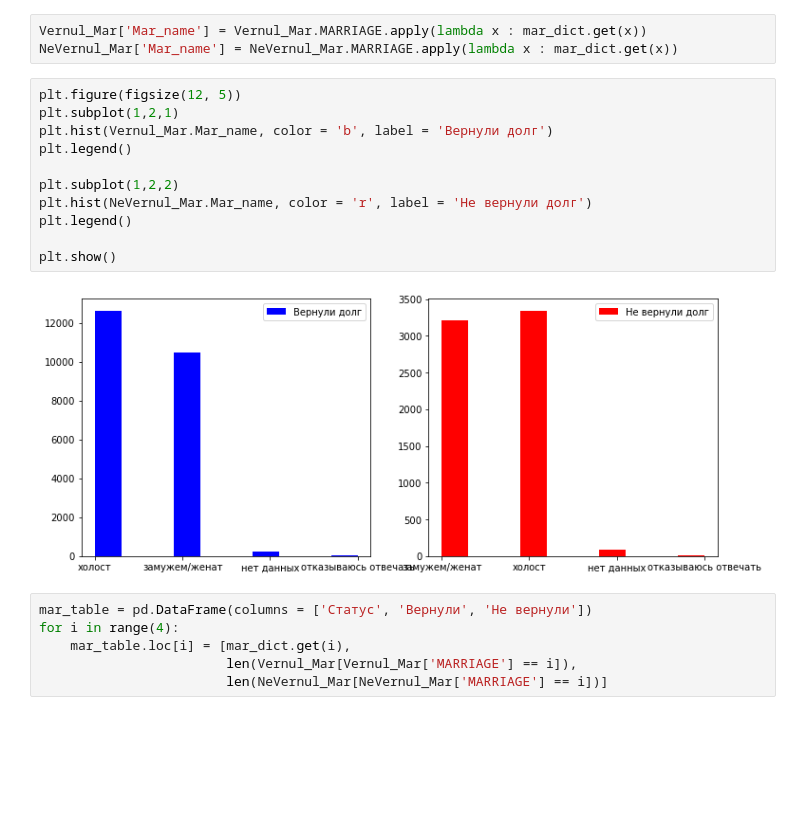
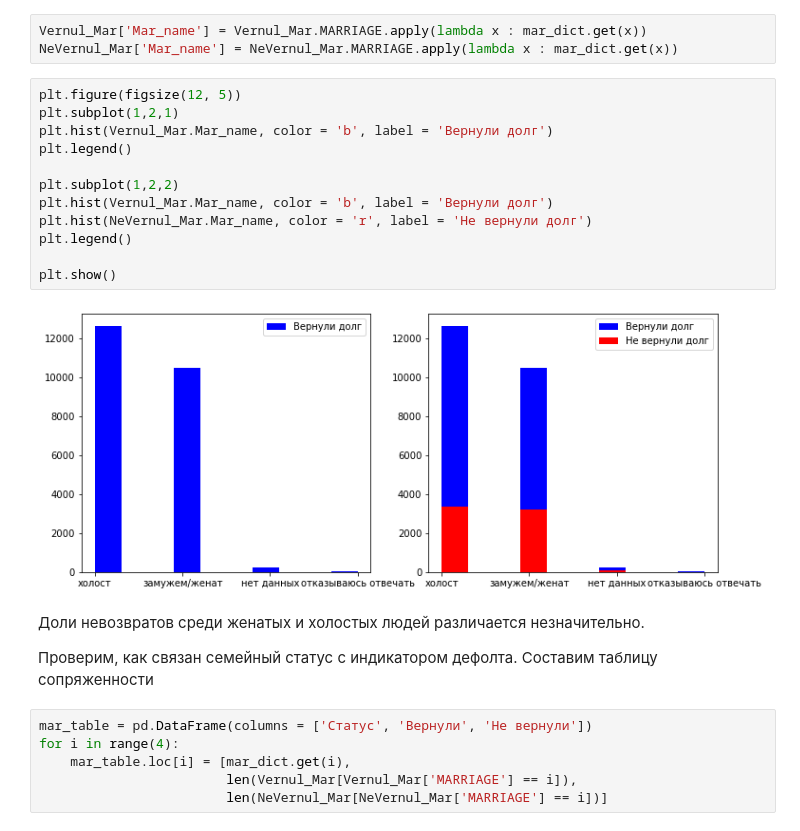
Before and after one commit to AndreyBuynov/Coursera-ML-and-DA, a Jupyter notebook: Course_4/C4W4_credit_scoring.ipynb, the cells around one changed output. Drawn from its saved outputs; the diff is of its cells as text; blank space fills up the shorter version.

```diff
--- a/Course_4/C4W4_credit_scoring.ipynb
+++ b/Course_4/C4W4_credit_scoring.ipynb
@@ -320,16 +401,21 @@ NeVernul_Mar['Mar_name'] = NeVernul_Mar.MARRIAGE.apply(lambda x : mar_dict.get(x
 # %%
 plt.figure(figsize(12, 5))
 plt.subplot(1,2,1)
 plt.hist(Vernul_Mar.Mar_name, color = 'b', label = 'Вернули долг')
 plt.legend()
 
 plt.subplot(1,2,2)
+plt.hist(Vernul_Mar.Mar_name, color = 'b', label = 'Вернули долг')
 plt.hist(NeVernul_Mar.Mar_name, color = 'r', label = 'Не вернули долг')
 plt.legend()
 
 plt.show()
 # %% [output]
-[figure, old version]
+[figure, new version]
+# %% [markdown]
+Доли невозвратов среди женатых и холостых людей различается незначительно.
+
+Проверим, как связан семейный статус с индикатором дефолта. Составим таблицу сопряженности
 # %%
 mar_table = pd.DataFrame(columns = ['Статус', 'Вернули', 'Не вернули'])
 for i in range(4):
```
Also changed, not shown: parts of 57 cells of this notebook.
